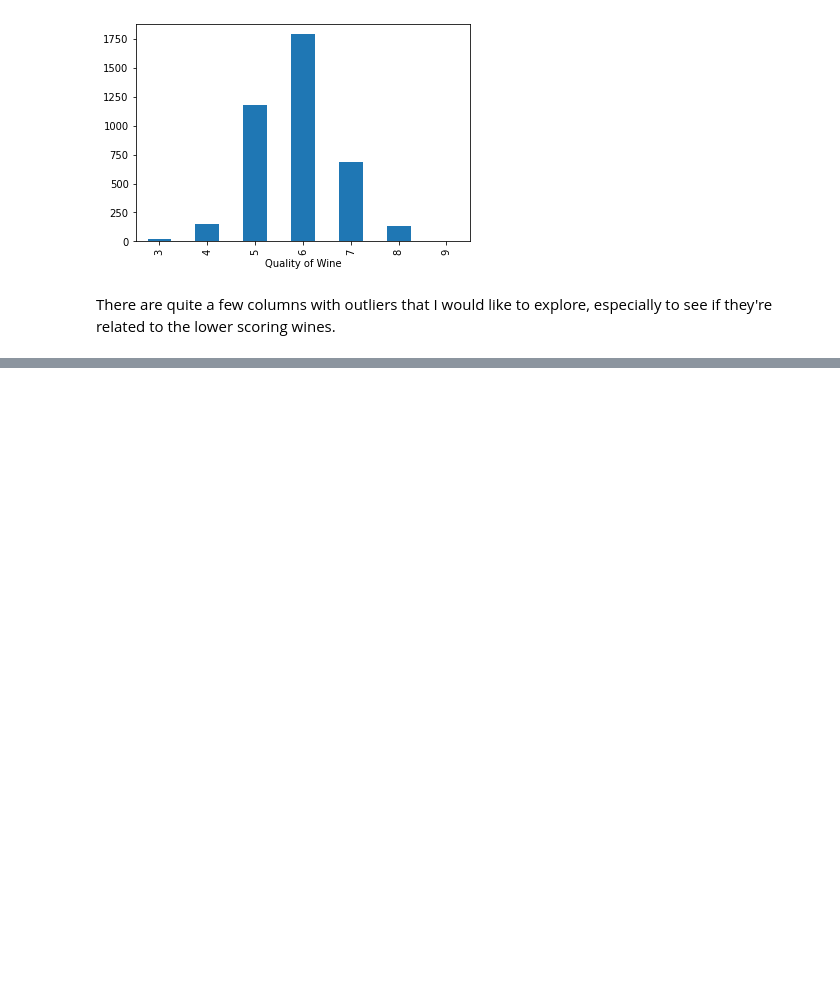
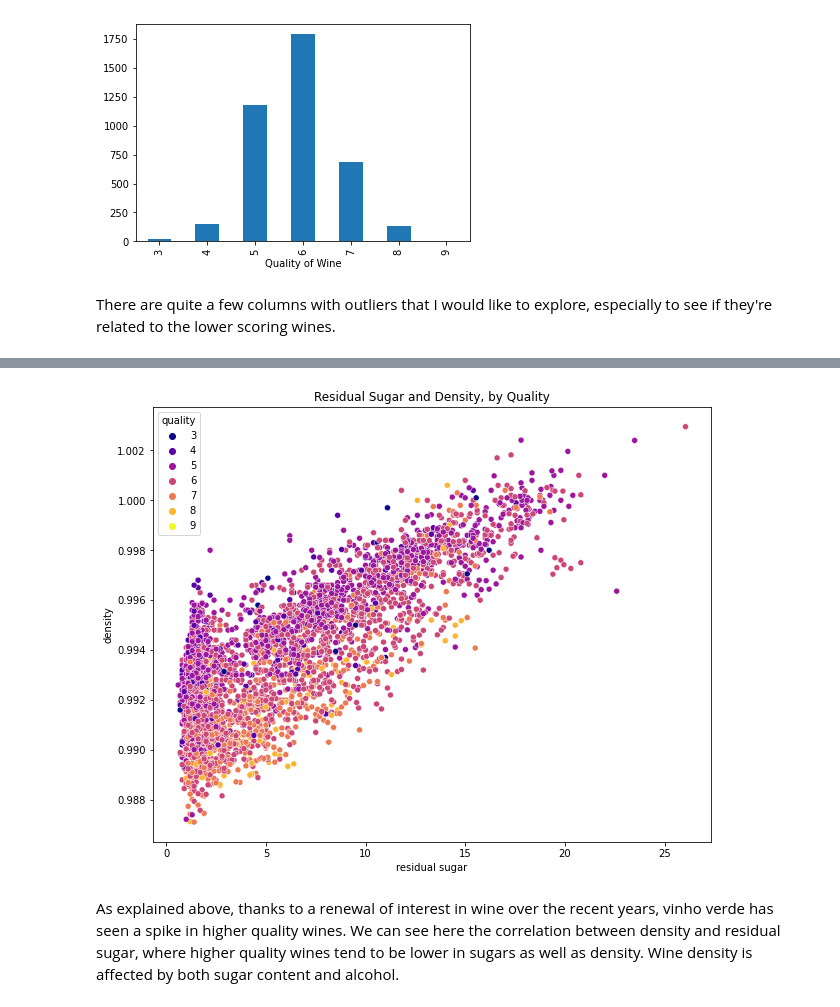
Before and after one commit to LauraDimaria/Project_2, a Jupyter notebook: White_Wine_Quality.ipynb, the cells around one changed output, grey strips where cells are left out. Cells and saved outputs as stored; diff of their text form; code cells hidden in the pictures; blank space fills up the shorter version.

```diff
--- a/White_Wine_Quality.ipynb
+++ b/White_Wine_Quality.ipynb
@@ -166,0 +198,10 @@ There are quite a few columns with outliers that I would like to explore, especi
+# %%
+sugar_df = df[df['residual sugar'] < 30]
+# %%
+plt.figure(figsize=(10,8))
+plt.title('Residual Sugar and Density, by Quality')
+sns.scatterplot(data=sugar_df, x='residual sugar', y='density', hue='quality', palette='plasma');
+# %% [output]
+[figure, added]
+# %% [markdown]
+As explained above, thanks to a renewal of interest in wine over the recent years, vinho verde has seen a spike in higher quality wines. We can see here the correlation between density and residual sugar, where higher quality wines tend to be lower in sugars as well as density. Wine density is affected by both sugar content and alcohol.
```
Also changed, not shown: parts of 10 cells of this notebook.
